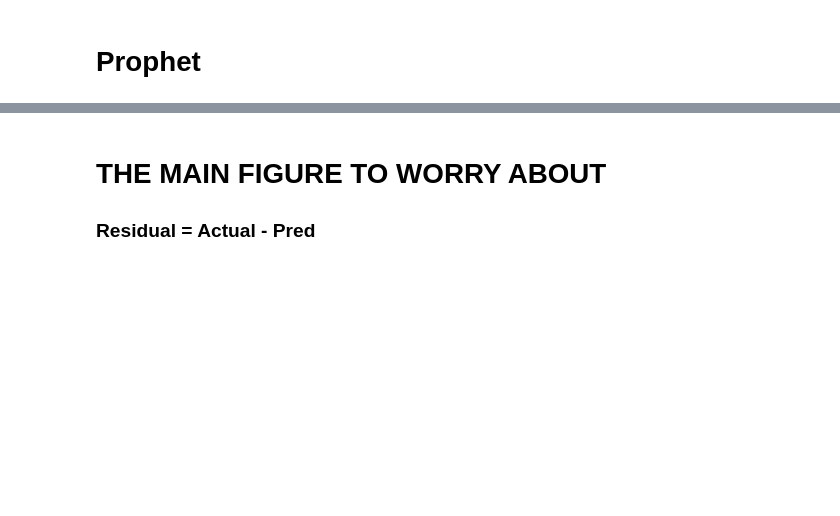
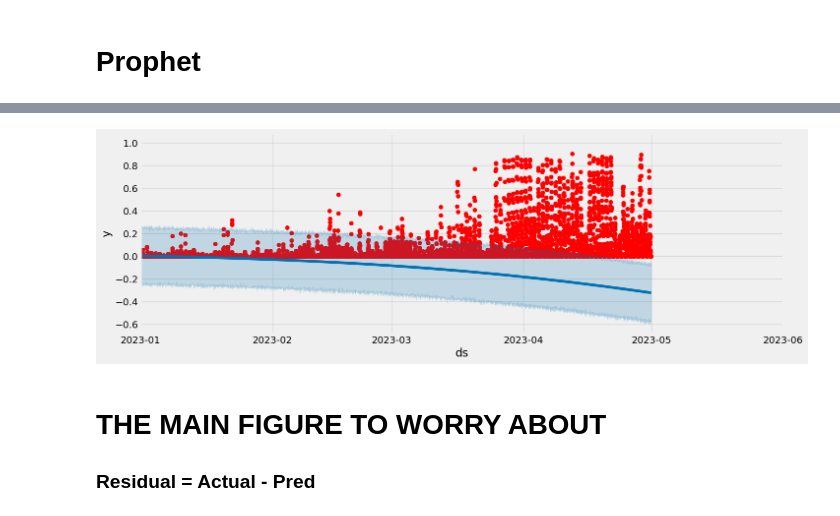
Before and after one commit to simenstang/TDT4173, a Jupyter notebook: data/masterplan/catboost/prophet_1.ipynb, the cells around one changed output, grey strips where cells are left out. Cells and saved outputs as stored; diff of their text form; code cells hidden in the pictures; blank space fills up the shorter version.

```diff
--- a/data/masterplan/catboost/prophet_1.ipynb
+++ b/data/masterplan/catboost/prophet_1.ipynb
@@ -674,3 +581,12 @@ plt.show()
+# %%
+# Plot the forecast with the actuals
+f, ax = plt.subplots(figsize=(15, 5))
+ax.scatter(test_prophet['ds'], test_prophet['y'], color='r')
+fig = model.plot(prophet_predictions, ax=ax)
+ax.set_xbound(lower=np.datetime64('2023-01-01'), upper=np.datetime64('2023-06-01'))
+plt.show()
+# %% [output]
+[figure, added]
 # %% [markdown]
 # THE MAIN FIGURE TO WORRY ABOUT
 
```
Also changed, not shown: parts of 28 cells of this notebook.
